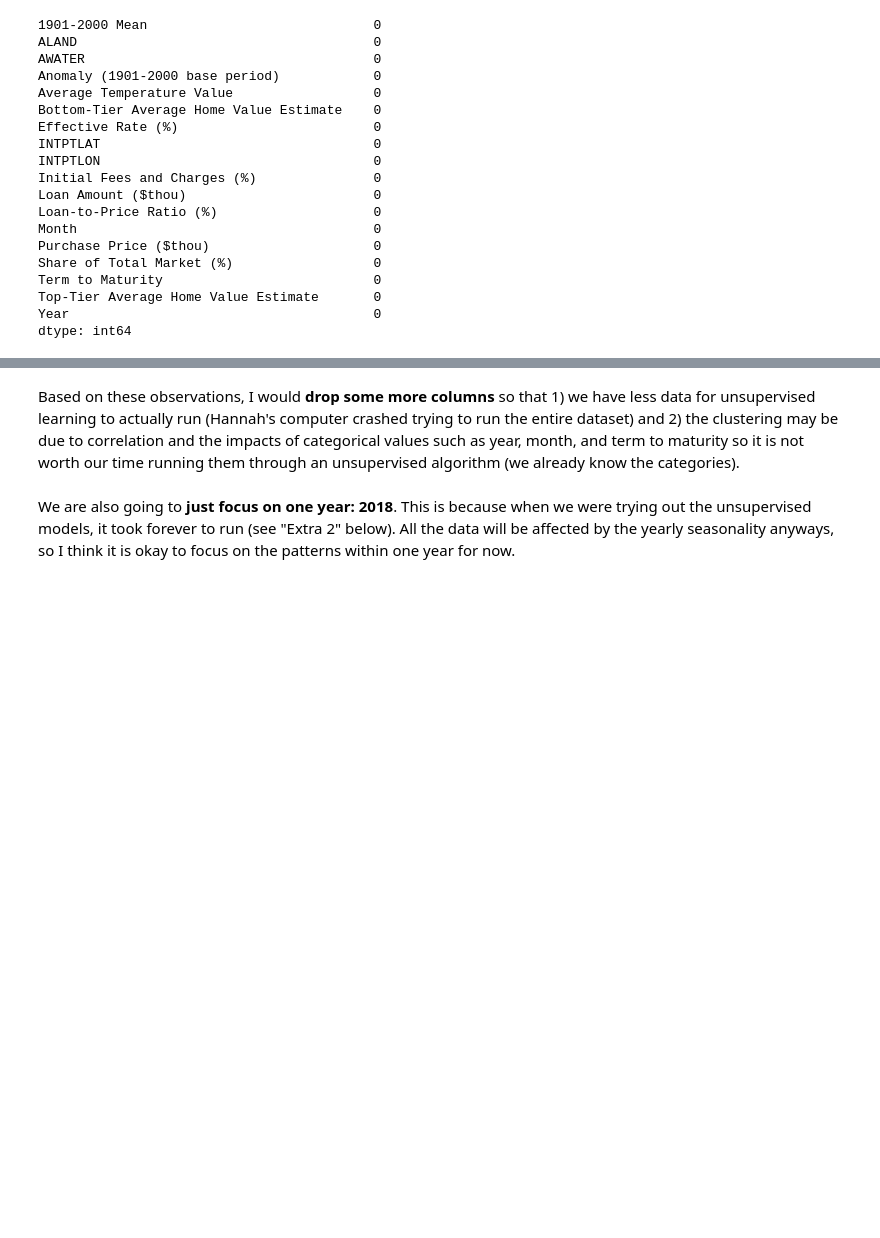
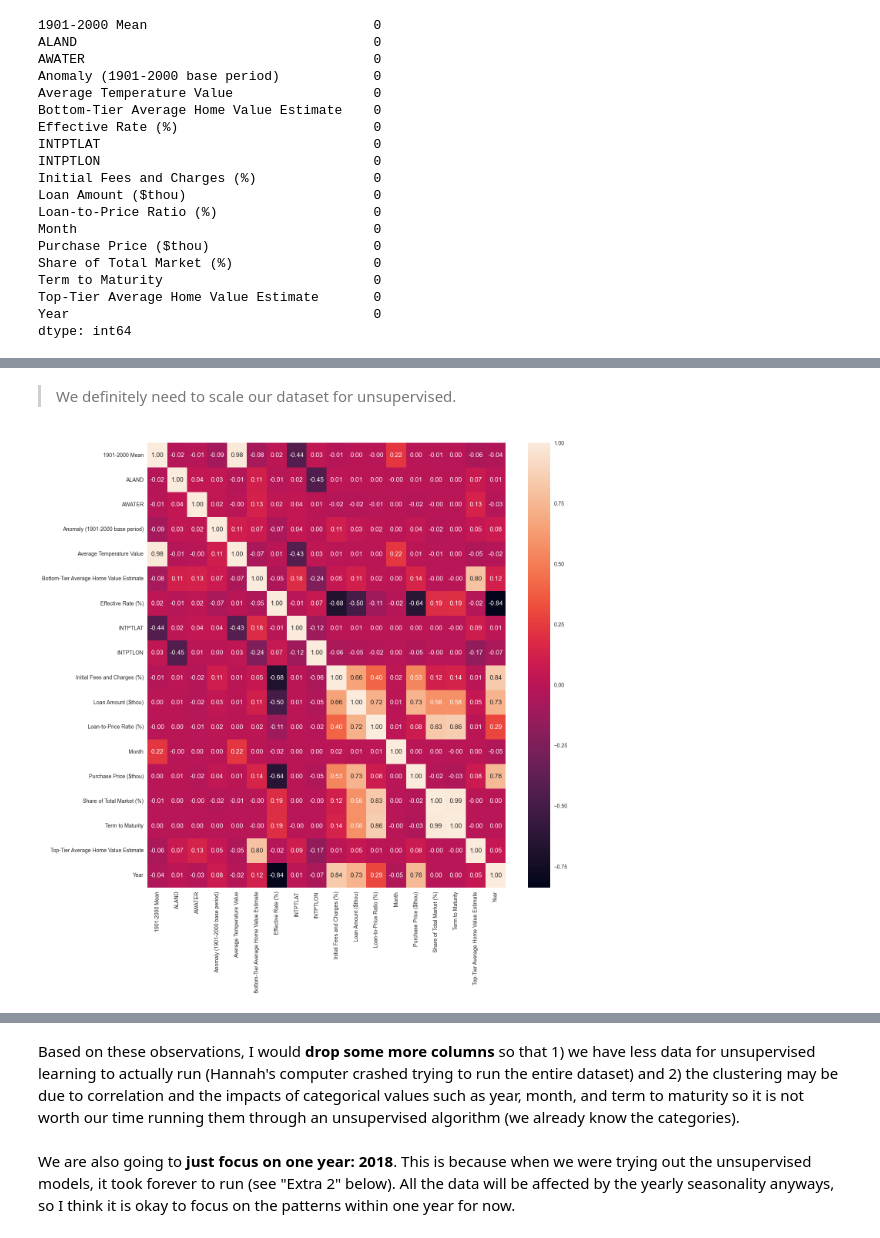
Before and after one commit to MLFP-90803-SP24-FinalProjects/Team17-FinalProject, a Jupyter notebook: Q3_ClusteringV2.ipynb, the cells around one changed output, grey strips where cells are left out. Drawn from its saved outputs; the diff is of its cells as text; code cells hidden in the pictures; blank space fills up the shorter version.

```diff
--- a/Q3_ClusteringV2.ipynb
+++ b/Q3_ClusteringV2.ipynb
@@ -112,0 +98,9 @@ data.tail()
+# %% [markdown]
+> We definitely need to scale our dataset for unsupervised.
+# %%
+# double check colinearity
+plt.figure(figsize=(15,15))
+sns.heatmap(unsupervised.corr(), annot=True, fmt ='.2f')
+plt.show()
+# %% [output]
+[figure, added]
```
Also changed, not shown: parts of 16 cells of this notebook, 1 other file.
